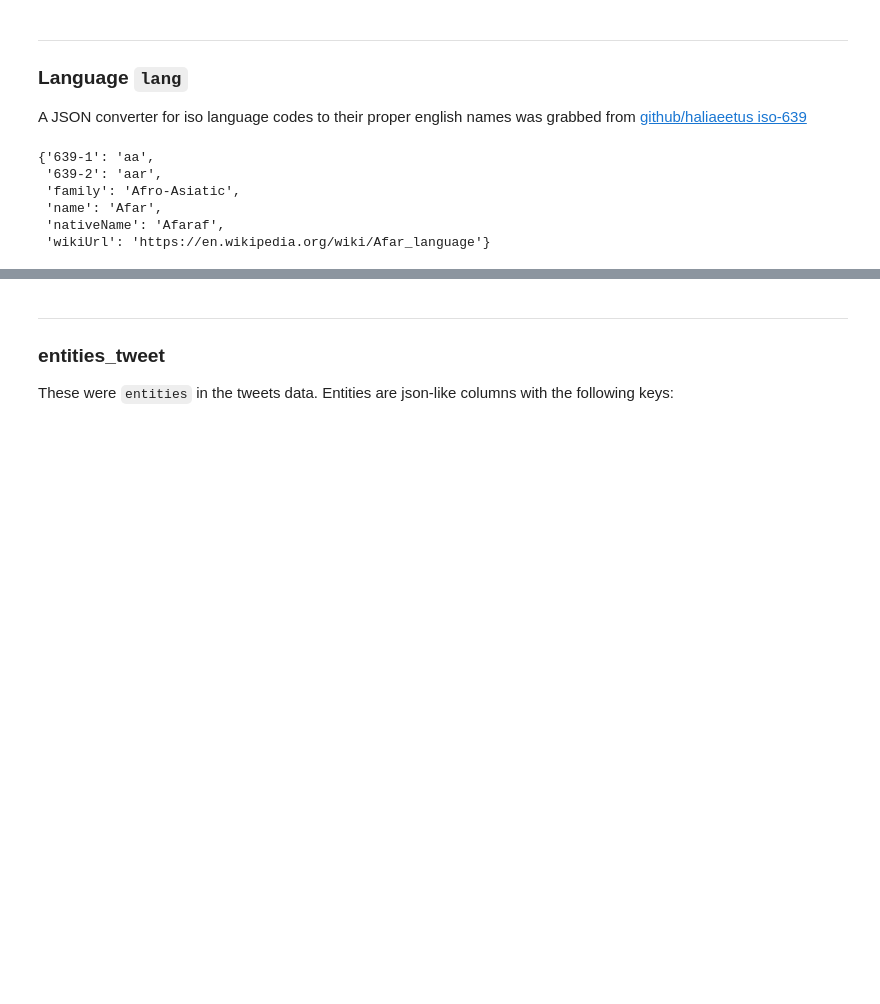
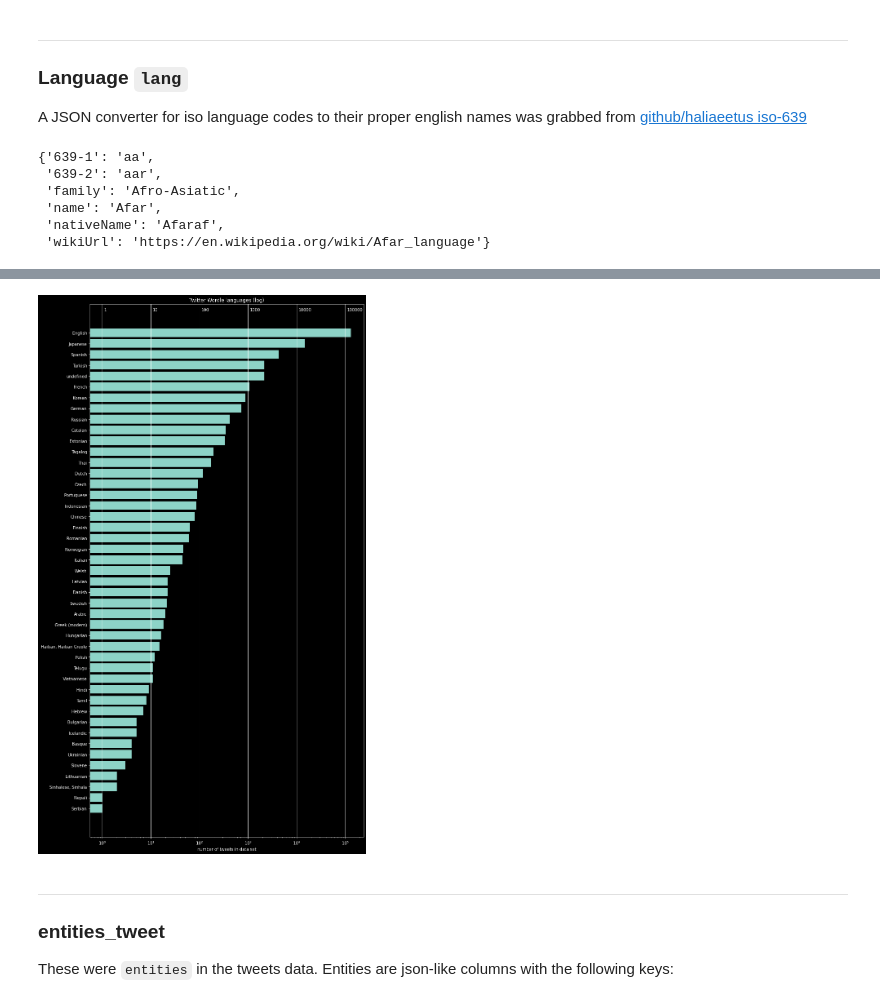
Before and after one commit to dtersegno/capstone, a Jupyter notebook: data_acquisition/4_EDA.ipynb, the cells around one changed output, grey strips where cells are left out. Saved outputs shown, nothing was run; the diff lists cells and outputs as text; code cells hidden in the pictures; blank space fills up the shorter version.

```diff
--- a/data_acquisition/4_EDA.ipynb
+++ b/data_acquisition/4_EDA.ipynb
@@ -774,17 +775,27 @@ np.logspace(0,5,5)
 # %%
 #plot languages
-lang_vcs = tudf['lang'].value_counts()
-lang_vcs_names = [
-     lang_dict[lang]['name']
-     for lang in lang_vcs.index
-]
-plt.figure(figsize=(12,24))
-plt.grid(axis = 'x')
-plt.barh(width=lang_vcs[::-1], y=lang_vcs_names[::-1], log = True)
-plt.title('Twitter Wordle languages (log)')
-plt.xlabel("number of tweets in data set")
-for xpos in np.logspace(0,5,6):
-    plt.text(x = xpos*1.1, y = 46, s= str(xpos))
+
+
+def plot_tweet_languages(pandas_dataframe, log = True, figsize = (12,24), num_text = True, reverse = True):
+    lang_vcs = pandas_dataframe['lang'].value_counts()
+    if reverse:
+        lang_vcs = lang_vcs[::-1]
+    lang_vcs_names = [
+        lang_dict[lang]['name']
+        for lang in lang_vcs.index
+    ]
+    plt.figure(figsize=figsize)
+    plt.grid(axis = 'x')
+    plt.barh(width=lang_vcs, y=lang_vcs_names, log = log)
+    plt.title('Twitter Wordle languages (log)')
+    plt.xlabel("number of tweets in data set")
+    if num_text:
+        for xpos in np.logspace(0,5,6):
+            plt.text(x = xpos*1.1, y = 46, s= str(int(xpos)))
+
+plot_tweet_languages(tudf)
+# %% [output]
+[figure, added]
 # %% [markdown]
 ---
 ### entities_tweet
```
Also changed, not shown: parts of 137 cells of this notebook.
